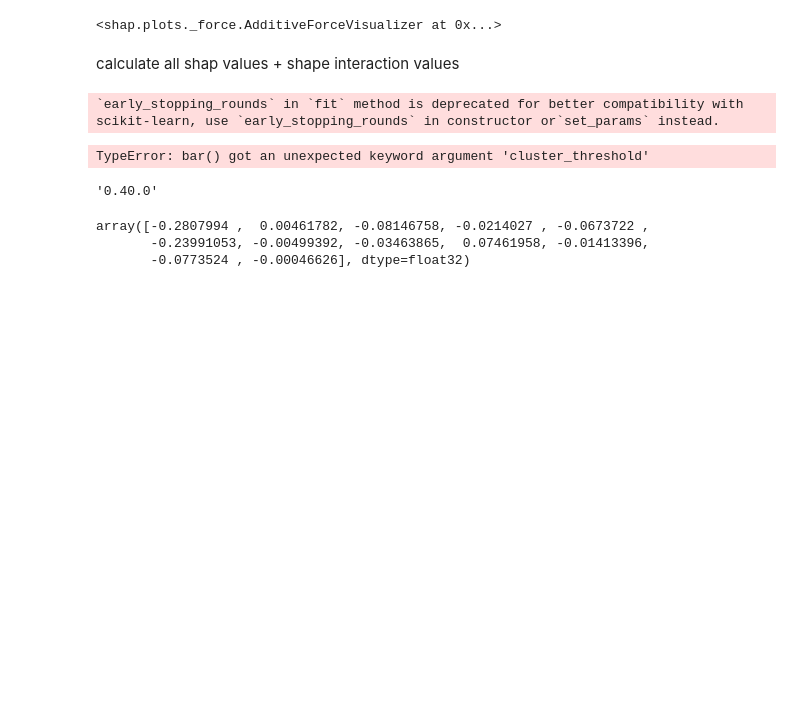
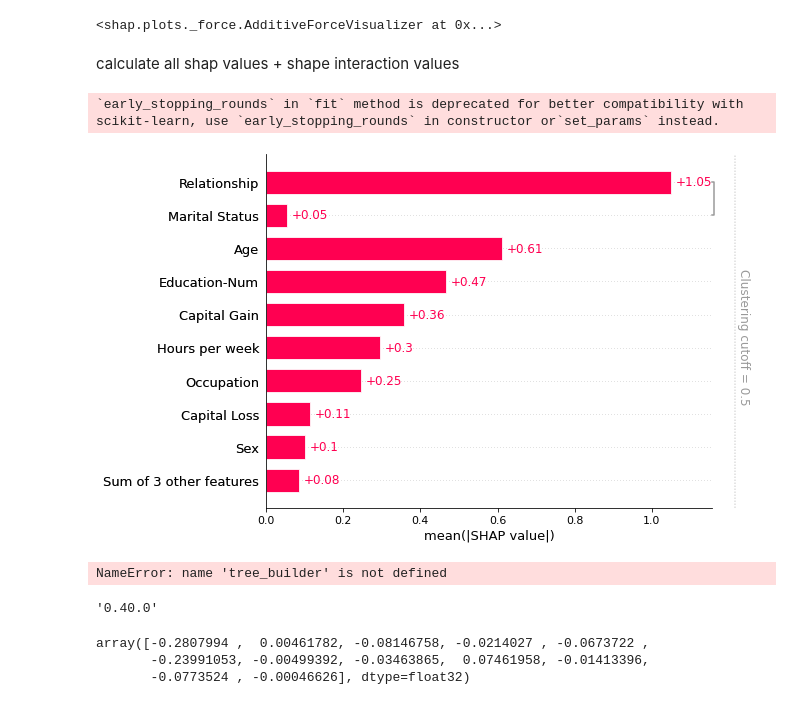
Before and after one commit to simonjisu/FeatureInteractionTree, a Jupyter notebook: notebooks/TestNotebook.ipynb, the cells around one changed output. Saved outputs shown, nothing was run; the diff lists cells and outputs as text; code cells hidden in the pictures; blank space fills up the shorter version.

```diff
--- a/notebooks/TestNotebook.ipynb
+++ b/notebooks/TestNotebook.ipynb
@@ -916,10 +916,14 @@ shap_values = explainer(X_test)
 shap_interaction_values = explainer.shap_interaction_values(X_test)
 # %%
 clustering = shap.utils.hclust(X_test, y_test)
-shap.plots.bar(shap_values, clustering=clustering, cluster_threshold=0.9)
+shap.plots.bar(shap_values, clustering=clustering)
 # %% [output]
 `early_stopping_rounds` in `fit` method is deprecated for better compatibility with scikit-learn, use `early_stopping_rounds` in constructor or`set_params` instead.
-TypeError: bar() got an unexpected keyword argument 'cluster_threshold'
+[figure, added]
+# %%
+tree_builder.export_pyvis('tree.html')
+# %% [output]
+NameError: name 'tree_builder' is not defined
 # %%
 shap.__version__
 # %% [output]
```
Also changed, not shown: parts of 1 cell of this notebook.
